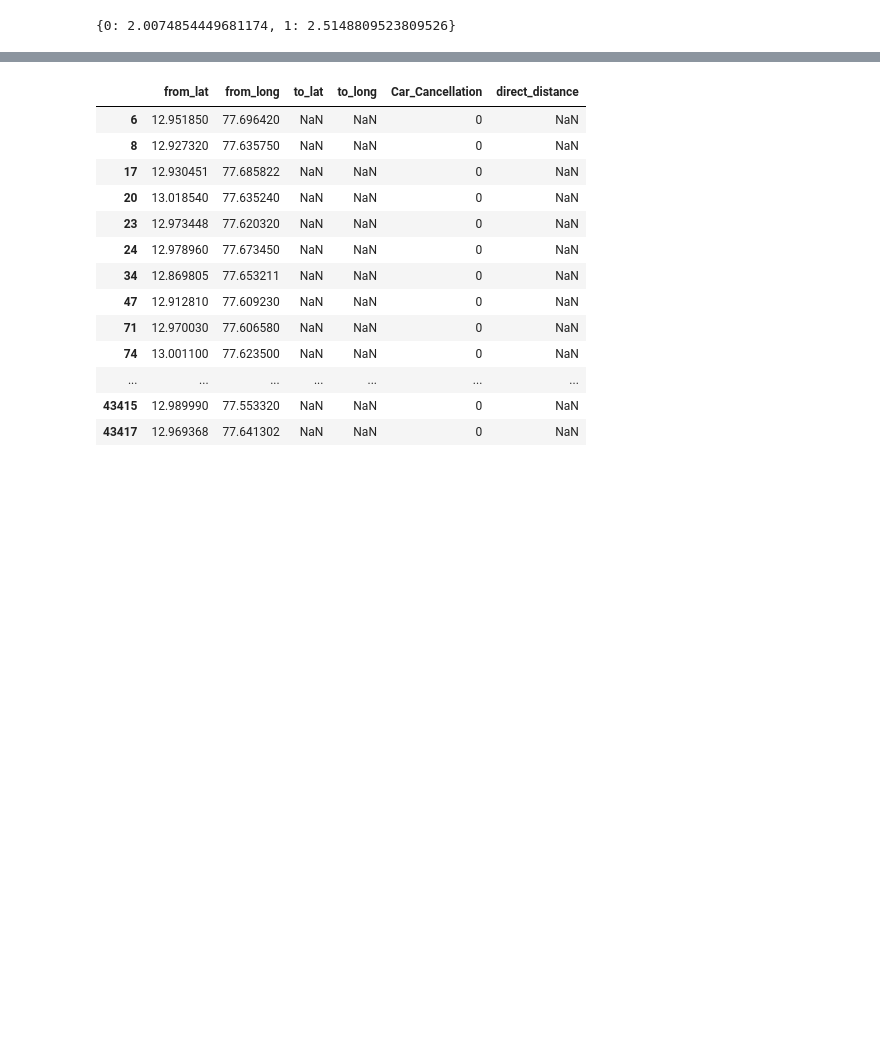
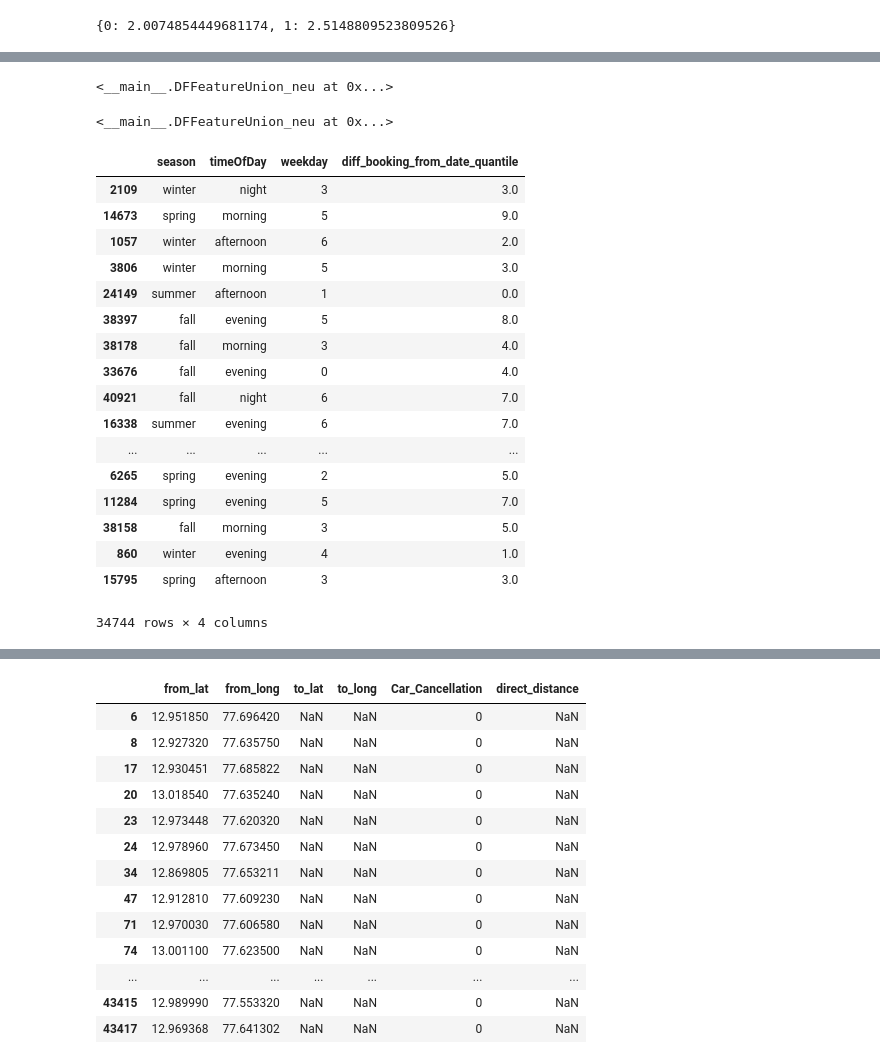
Before and after one commit to Jodahr/CabCancellation, a Jupyter notebook: CabCancellation.ipynb, the cells around one changed output, grey strips where cells are left out. Saved outputs shown, nothing was run; the diff lists cells and outputs as text; code cells hidden in the pictures; blank space fills up the shorter version.

Commit message:
more transformers

```diff
--- a/CabCancellation.ipynb
+++ b/CabCancellation.ipynb
@@ -433,0 +442,3 @@ test
+# %%
+tempPipeline.fit_transform(X_train,y_train).head()
+distPipeline.fit_transform(X_train, y_train).head()
@@ -433,0 +479,47 @@ test
+# %%
+from functools import reduce
+class DFFeatureUnion_neu(TransformerMixin):
+
+    def __init__(self, transformer_list):
+        self.transformer_list = transformer_list
+
+    def fit (self, X, y=None):
+        for (name, t) in self.transformer_list:
+            t.fit(X,y)
+        return self
+
+    def transform(self, X):
+        Xts = [t.transform(X) for _, t in self.transformer_list]
+        Xunion = reduce(lambda X1, X2: pd.merge(X1,X2, left_index=True, right_index=True), Xts)
+        return Xunion
+# %%
+features = DFFeatureUnion_neu([('1', tempPipeline)])
+# %%
+features
+# %% [output]
+<__main__.DFFeatureUnion_neu at 0x...>
+# %%
+features.fit(X_train, y_train)
+# %% [output]
+<__main__.DFFeatureUnion_neu at 0x...>
+# %%
+features.transform(X_train)
+# %% [output]
+|  | season | timeOfDay | weekday | diff_booking_from_date_quantile |
+| 2109 | winter | night | 3 | 3.0 |
+| 14673 | spring | morning | 5 | 9.0 |
+| 1057 | winter | afternoon | 6 | 2.0 |
+| 3806 | winter | morning | 5 | 3.0 |
+| 24149 | summer | afternoon | 1 | 0.0 |
+| 38397 | fall | evening | 5 | 8.0 |
+| 38178 | fall | morning | 3 | 4.0 |
+| 33676 | fall | evening | 0 | 4.0 |
+| 40921 | fall | night | 6 | 7.0 |
+| 16338 | summer | evening | 6 | 7.0 |
+| ... | ... | ... | ... | ... |
+| 6265 | spring | evening | 2 | 5.0 |
+| 11284 | spring | evening | 5 | 7.0 |
+| 38158 | fall | morning | 3 | 5.0 |
+| 860 | winter | evening | 4 | 1.0 |
+| 15795 | spring | afternoon | 3 | 3.0 |
+34744 rows × 4 columns
```
Also changed, not shown: parts of 11 cells of this notebook.
